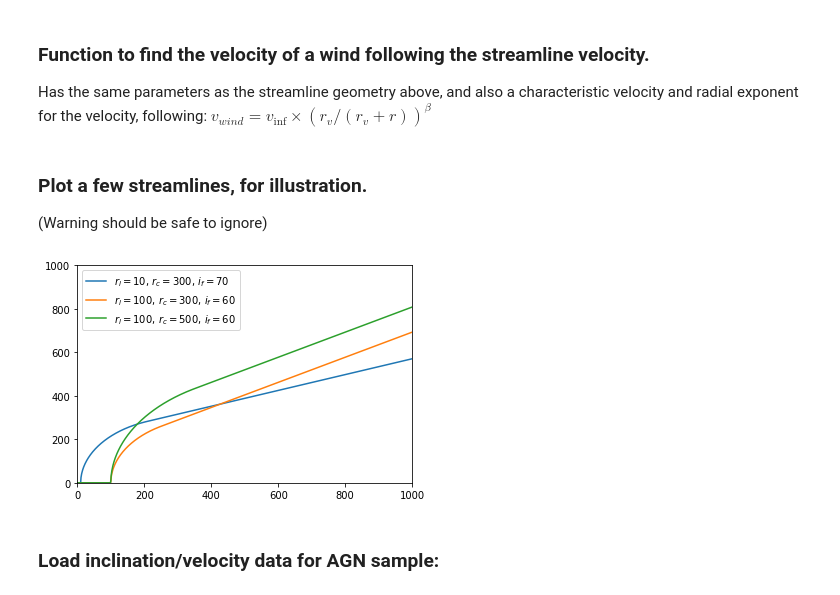
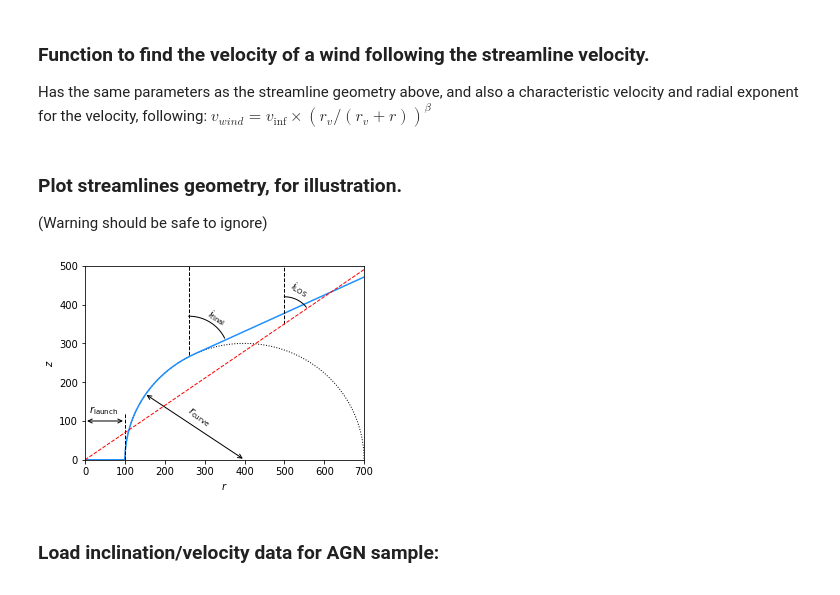
Before and after one commit to M-L-Parker/UFO_inclinations, a Jupyter notebook: Wind geometries.ipynb, the cells around one changed output. Saved outputs shown, nothing was run; the diff lists cells and outputs as text; code cells hidden in the pictures.

```diff
--- a/Wind geometries.ipynb
+++ b/Wind geometries.ipynb
@@ -68,30 +68,61 @@ def find_velocities(v0=0.,v_inf=0.4,i_view=45.,launch_r=20.,r_curv=100.,i_final=
 
     return velocities
 # %% [markdown]
-### Plot a few streamlines, for illustration.
+### Plot streamlines geometry, for illustration.
 (Warning should be safe to ignore)
-# %%
-fig1=pl.figure()
-
-ax=pl.subplot(111)
-ax.set_xlim(0,1000)
-ax.set_ylim(0,1000)
-
-
-radii=np.linspace(0,1000,1000)
-stream_hs_1=streamline(radii,launch_r=10.,r_curv=300.,i_final=70.)
-stream_hs_2=streamline(radii,launch_r=100.,r_curv=300.,i_final=60.)
-stream_hs_3=streamline(radii,launch_r=100.,r_curv=500.,i_final=60.)
-
-ax.plot(radii,stream_hs_1,label=r'$r_l=10$, $r_c=300$, $i_f=70$')
-ax.plot(radii,stream_hs_2,label=r'$r_l=100$, $r_c=300$, $i_f=60$')
-ax.plot(radii,stream_hs_3,label=r'$r_l=100$, $r_c=500$, $i_f=60$')
-
-pl.legend()
-
-pl.show()
-# %% [output]
-[figure, removed]
+# %%
+fig1=pl.figure(figsize=(5,3.57))
+
+ax=pl.subplot(111)
+ax.set_xlim(0,700)
+ax.set_ylim(0,500)
+ax.set_xlabel(r'$r$')
+ax.set_ylabel(r'$z$')
+
+
+radii=np.linspace(0,1000,1000)
+stream_hs=streamline(radii,launch_r=100.,r_curv=300.,i_final=65.)
+stream_hs_2=streamline(radii,launch_r=100.,r_curv=300.,i_final=180.)
+
+ax.plot(radii,stream_hs_2,color='k',ls=':',lw=1)
+ax.plot(radii,stream_hs,color='dodgerblue')
+
+pl.annotate(s='', xy=(0,100), xytext=(100,100), arrowprops=dict(arrowstyle='<->'))
+pl.text(10,120,r'$r_\mathrm{launch}$')
+
+pl.annotate(s='', xy=(400,0), xytext=(150,170), arrowprops=dict(arrowstyle='<->'))
+pl.text(250,120,r'$r_\mathrm{curve}$',rotation=325)
+
+# Vertical line for i_final angle
+pl.plot([260,260],[270,500],c='k',ls='--',lw=1)
+
+# Vertical line for r_launch
+pl.plot([100,100],[0,120],c='k',ls='--',lw=1)
+
+# Vertical line for i
+pl.plot([500,500],[350,500],c='k',ls='--',lw=1)
+
+# Arc for i_final
+xs_temp=np.linspace(260,350,100)
+ys_temp=[270.+(100.**2-(x-260)**2)**0.5 for x in xs_temp]
+pl.plot(xs_temp,ys_temp,ls='-',c='k',lw=1)
+
+# Arc for i
+xs_temp=np.linspace(500,555,100)
+ys_temp=[350.+(70.**2-(x-500)**2)**0.5 for x in xs_temp]
+pl.plot(xs_temp,ys_temp,ls='-',c='k',lw=1)
+
+pl.text(300,370,r'$i_\mathrm{final}$',rotation=330)
+pl.text(510,440,r'$i_\mathrm{LOS}$',rotation=330)
+
+xs_temp=np.linspace(0,700,2)
+pl.plot(xs_temp,los(xs_temp,i_view=55),color='r',ls='--',lw=1)
+
+# pl.text()
+pl.savefig('geometry_fig.pdf',bbox_inches='tight')
+pl.show()
+# %% [output]
+[figure, added]
 # %% [markdown]
 ### Load inclination/velocity data for AGN sample:
 # %%
```
Also changed, not shown: parts of 2 cells of this notebook.
